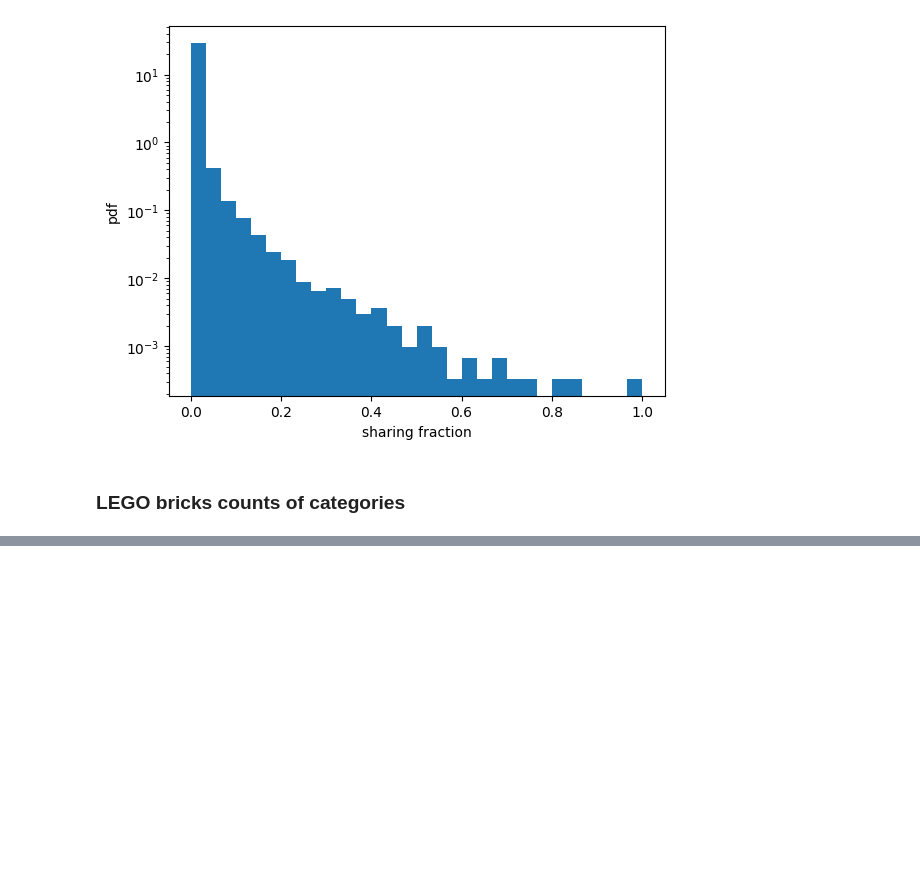
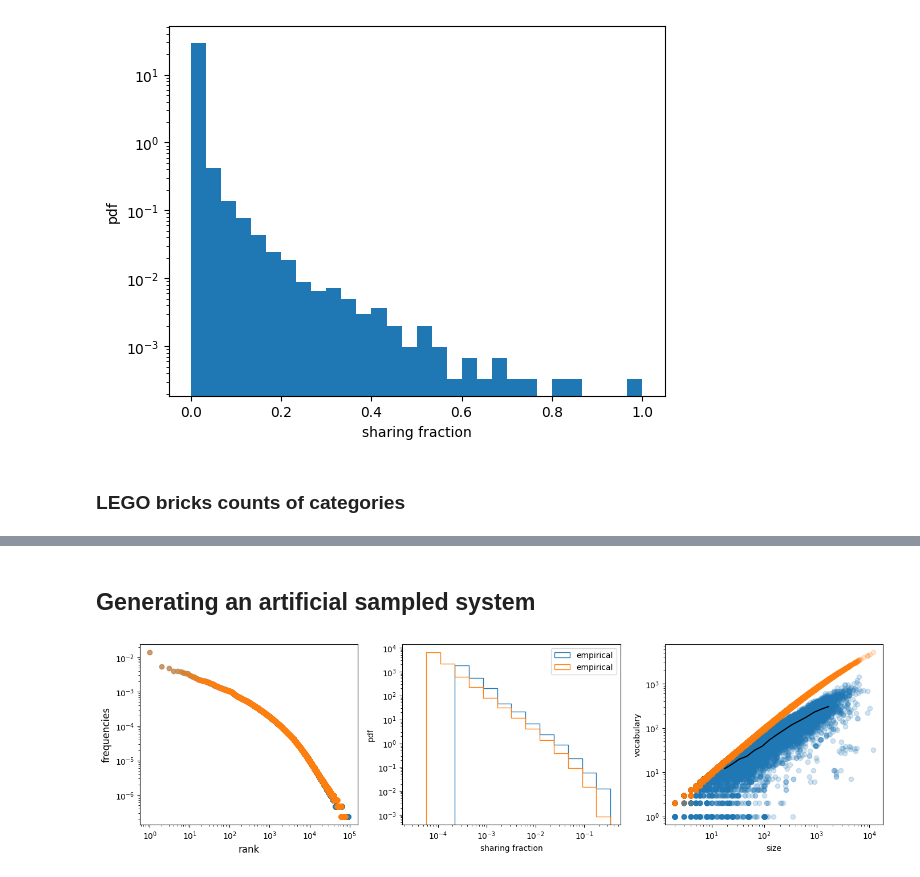
Before and after one commit to amazzoli/ComponentSystemsData, a Jupyter notebook: datasets/legos/inspect_components.ipynb, the cells around one changed output, grey strips where cells are left out. Drawn from its saved outputs; the diff is of its cells as text; code cells hidden in the pictures; blank space fills up the shorter version.

Commit message:
Adding sampling in LEGO inspect components

```diff
--- a/datasets/legos/inspect_components.ipynb
+++ b/datasets/legos/inspect_components.ipynb
@@ -99,0 +100,59 @@ plt.tight_layout()
+# %% [markdown]
+## Generating an artificial sampled system
+# %%
+# Getting frequencies and sizes
+freqs = (components['abundance'] / components['abundance'].sum()).values
+objects = pd.read_csv('data/objects.tsv', sep='\t', index_col=0)
+sizes = objects['size'].values
+# %%
+# Computing the sampling (30s)
+
+import tqdm
+
+progress = tqdm.tqdm(total=len(sizes))
+sampl_matrix = np.zeros((len(freqs), len(sizes)))
+for j in range(len(sizes)):
+  sample = np.random.choice(len(freqs), p=freqs, size=sizes[j])
+  ids, counts = np.unique(sample, return_counts=True)
+  sampl_matrix[ids,j] = counts
+  progress.update(1)
+# %%
+fig, (ax1, ax2, ax3) = plt.subplots(1,3,figsize=(14, 4))
+
+# Zipf law, sanity check that's the same of the empirical (on average)
+freq_samp = sampl_matrix.sum(axis=1)
+freq_samp /= freq_samp.sum()
+sort_ids = np.argsort(freq_samp)[::-1]
+
+ax1 = pu.plot_count_rank(ax1, freqs, ylabel='frequencies', alpha=0.5)
+ax1 = pu.plot_count_rank(ax1, freq_samp, ylabel='frequencies', alpha=0.5)
+
+
+# "U" law
+sharing_samp = (sampl_matrix > 0).sum(axis=1).astype(float)
+sharing_samp /= len(sizes)
+sharing_samp = sharing_samp[sharing_samp > 0]
+
+ax2.set_xscale('log')
+ax2.set_yscale('log')
+ax2.set_xlabel('sharing fraction')
+ax2.set_ylabel('pdf')
+bins = np.logspace(np.log10(sharing_samp.min()), np.log10(sharing_samp.max()), 15)
+ax2.hist(sharing_frac, bins=bins, density=True, histtype='step', label='empirical', lw=2)
+ax2.hist(sharing_samp, bins=bins, density=True, histtype='step', label='empirical', lw=2)
+ax2.legend()
+
+# Heaps law
+voc = objects['vocabulary'].values
+voc_samp = (sampl_matrix > 0).sum(axis=0)
+ax3.set_xscale('log')
+ax3.set_yscale('log')
+ax3.set_xlabel('size')
+ax3.set_ylabel('vocabulary')
+
+ax3.scatter(sizes, voc, alpha=0.2, label='empirical')
+ax3.scatter(sizes, voc_samp, alpha=0.2, label='empirical')
+
+plt.tight_layout()
+# %% [output]
+[figure, added]
```
Also changed, not shown: parts of 3 cells of this notebook.
